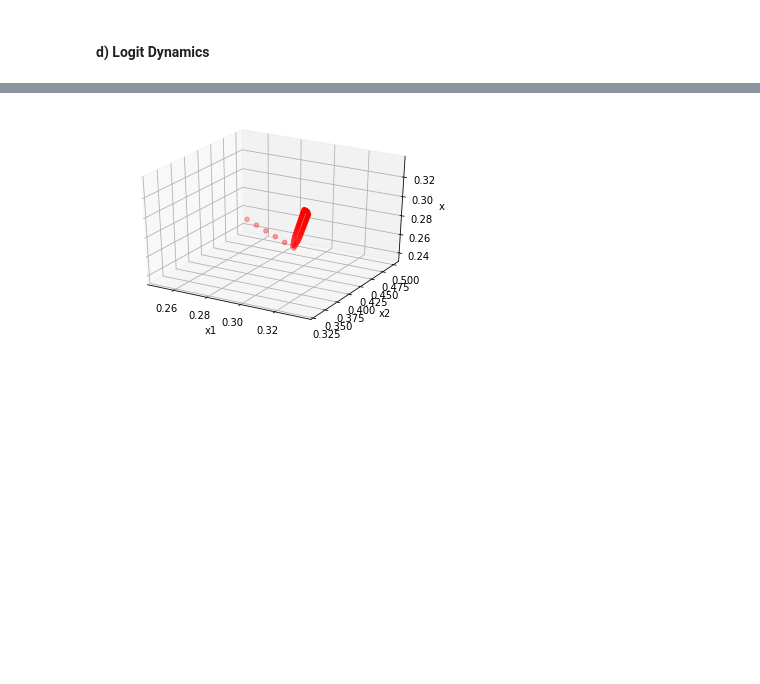
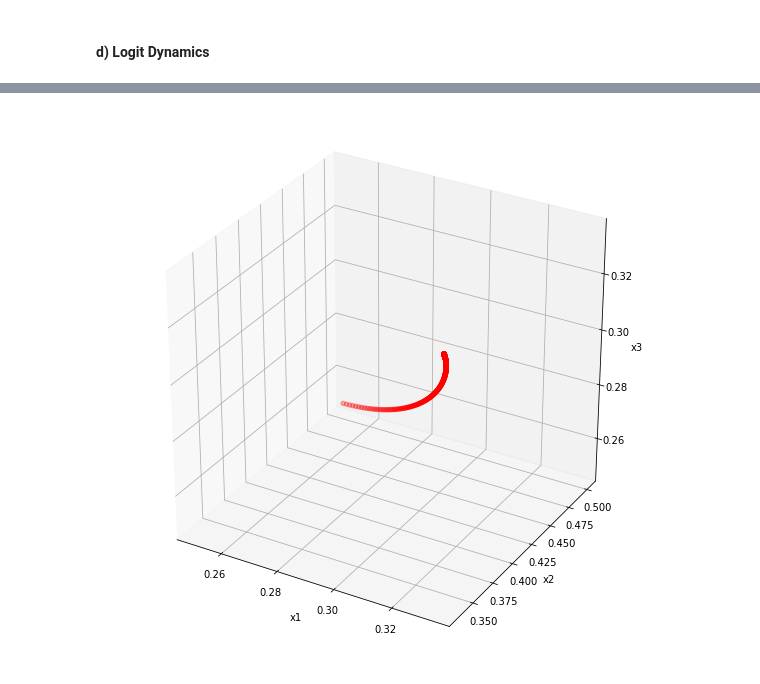
Before and after one commit to frank-ye/ECSE508, a Jupyter notebook: dynamics.ipynb, the cells around one changed output, grey strips where cells are left out. Drawn from its saved outputs; the diff is of its cells as text; code cells hidden in the pictures; blank space fills up the shorter version.

Commit message:
Completed evolutionary dynamics visualization

```diff
--- a/dynamics.ipynb
+++ b/dynamics.ipynb
@@ -7,11 +10,10 @@ import matplotlib.pyplot as plt
 from mpl_toolkits.mplot3d import Axes3D
 # %%
 def xyz_plot(coords):
-    fig = plt.figure()
+    fig = plt.figure(figsize=(10, 10))
     ax = fig.add_subplot(111, projection='3d')
-    x = []
-    y = []
-    z = []
+    x, y, z = [], [], []
+
     for i in range(len(coords)):
         x.append(coords[i][0])
         y.append(coords[i][1])
@@ -30,8 +32,8 @@ A = np.array([[0, 5, 4],
 # Initial point
 x_start = np.array([0.25, 0.5, 0.25])
 
-# List of parameter nabla for logit dynamics
-etta = np.array([0.01, 0.1, 1])
+# List of parameter eta for logit dynamics
+eta = np.array([0.01, 0.1, 1])
 # %% [markdown]
 #### a) Replicator Dynamics
 # %%
@@ -155,20 +154,20 @@ smith_dynamics(x_start, max_iter, A, 1e-2)
 # %% [markdown]
 #### d) Logit Dynamics
 # %%
-def sigma(vec, eta):
-    """Function that applies the logit operator pointwise using a temperature value.
+def sigmoid(vector, eta):
+    """Function that applies the sigmoid function given eta parameter
 
     Args:
-        vec: vector to pass through logit function
+        vector: vector to pass through logit function
         eta: temperature
     Returns:
         List of x coordinates
 
     """
 
-    return np.exp(1./eta*vec)/np.exp(1./eta*vec).sum()
+    return np.exp(1./eta*vector)/np.exp(1./eta*vector).sum()
 
-def logit_dynamics(x_initial, num_iter, matrix, eta=1e-2,learning_rate=1e-2, early_stopping=True):
+def logit_dynamics(x_initial, num_iter, matrix, eta=1e-2,learning_rate=1e-2):
     """ Function that returns list of coordinates given logit dynamics and initial point
 
     Args:
@@ -186,7 +185,7 @@ def logit_dynamics(x_initial, num_iter, matrix, eta=1e-2,learning_rate=1e-2, ear
     for i in range(num_iter):
         positions.append(x_curr.copy())
         f = np.matmul(matrix, x_curr)
-        x_dot = sigma(f, eta) - x_curr  # Displacement vector
+        x_dot = sigmoid(f, eta) - x_curr  # Displacement vector
         x_curr += learning_rate * x_dot  # Update position
 
     return positions
@@ -193,3 +230,4 @@ def logit_dynamics(x_initial, num_iter, matrix, eta=1e-2,learning_rate=1e-2, ear
 # %%
-max_iter = 75
-coords_d = logit_dynamics(x_start, max_iter, A, 1e-2)
+max_iter = 300
+coords_d3 = logit_dynamics(x_start, max_iter, A, eta[2])  # eta = 1
+coords_d3[280:]
@@ -196,4 +255,4 @@ coords_d = logit_dynamics(x_start, max_iter, A, 1e-2)
 # %%
-xyz_plot(coords_d)
+xyz_plot(coords_d3)
 # %% [output]
-[figure, old version]
+[figure, new version]
```
Also changed, not shown: parts of 11 cells of this notebook.
